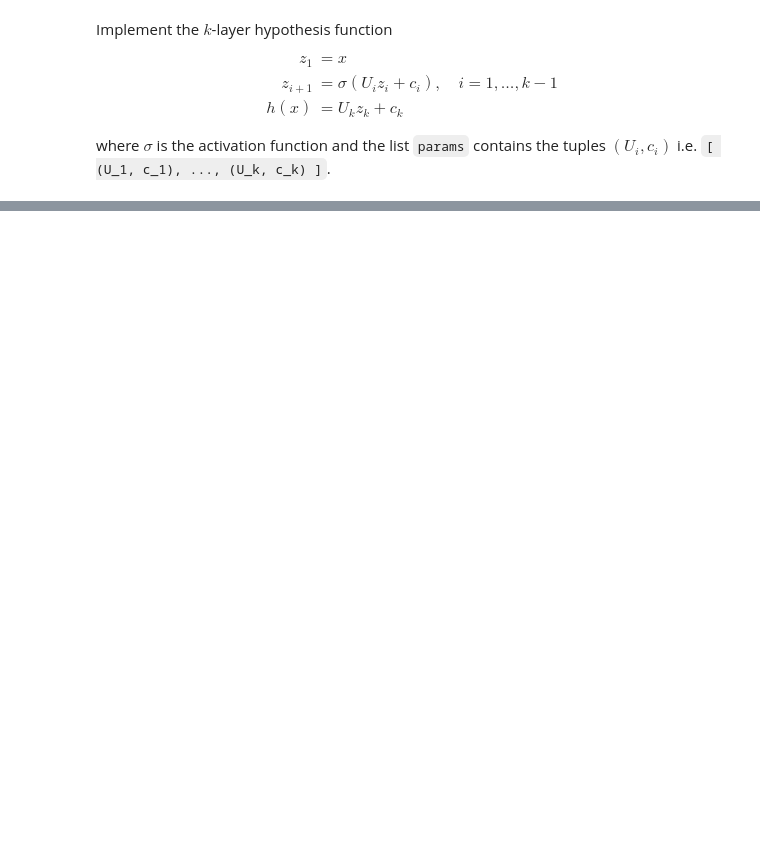
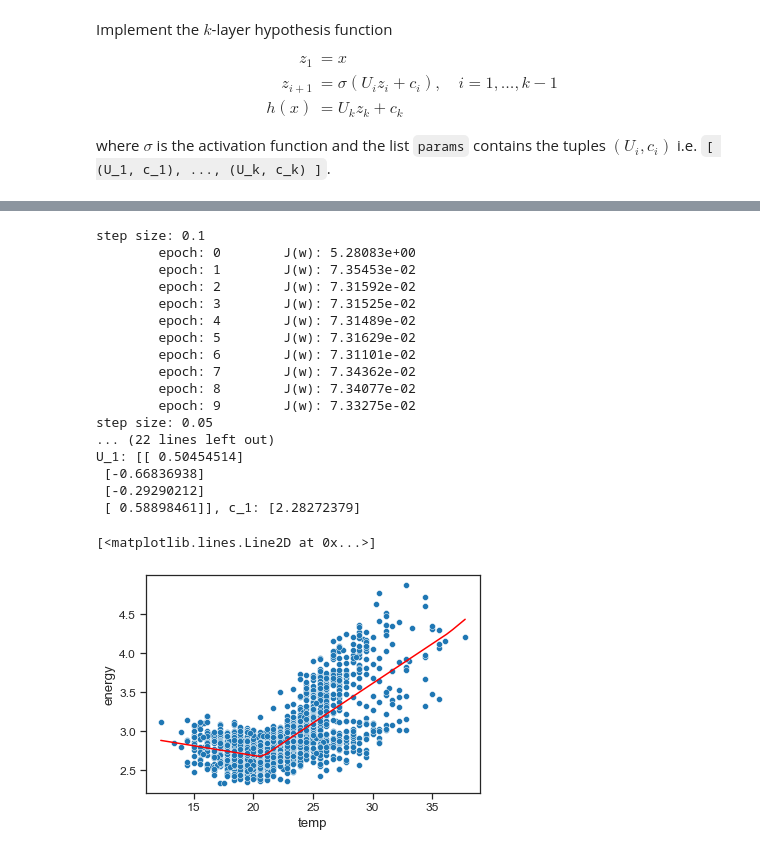
Before and after one commit to leogaube/Introduction-to-Machine-Learning, a Jupyter notebook: PM09/09.1 feedforward.ipynb, the cells around one changed output, grey strips where cells are left out. Cells and saved outputs as stored; diff of their text form; code cells hidden in the pictures; blank space fills up the shorter version.

```diff
--- a/PM09/09.1 feedforward.ipynb
+++ b/PM09/09.1 feedforward.ipynb
@@ -110,24 +128,45 @@ def callback(params, step, g):
 # step_size in [0.1, 0.05]
 # %%
 # try different numbers iterations, epochs and step_sizes until the network learned a good approximation
-num_iters = 1
-epochs = 1
+num_iters = 100
+epochs = 10
 
-for step_size in [1]:
+for step_size in [0.1, 0.05, 0.025]:
     print(f'step size: {step_size}')
     for epoch in range(epochs):
         print(f'\tepoch: {epoch}', end='\t')
         params = adam(grad(J), params, step_size=step_size, num_iters=num_iters, callback=callback)
+
         if J(params, None) < 2e-5:
             break
 
 for i, (U, c) in enumerate(params):
     print(f'U_{i}: {U}, c_{i}: {c}')
 
 t = np.linspace(df['temp'].min(), df['temp'].max())
 
 # plot data
 fig, ax = plt.subplots()
 sns.scatterplot(ax=ax, x='temp', y='energy', data=df)
 ax.plot(t, predict(scaler.transform(asinput(t)), params), 'r')
+# %% [output]
+step size: 0.1
+        epoch: 0        J(w): 5.28083e+00
+        epoch: 1        J(w): 7.35453e-02
+        epoch: 2        J(w): 7.31592e-02
+        epoch: 3        J(w): 7.31525e-02
+        epoch: 4        J(w): 7.31489e-02
+        epoch: 5        J(w): 7.31629e-02
+        epoch: 6        J(w): 7.31101e-02
+        epoch: 7        J(w): 7.34362e-02
+        epoch: 8        J(w): 7.34077e-02
+        epoch: 9        J(w): 7.33275e-02
+step size: 0.05
+... (22 lines left out)
+U_1: [[ 0.50454514]
+ [-0.66836938]
+ [-0.29290212]
+ [ 0.58898461]], c_1: [2.28272379]
+[<matplotlib.lines.Line2D at 0x...>]
+[figure, added]
 # %%
```
Also changed, not shown: parts of 5 cells of this notebook, 2 other files.
